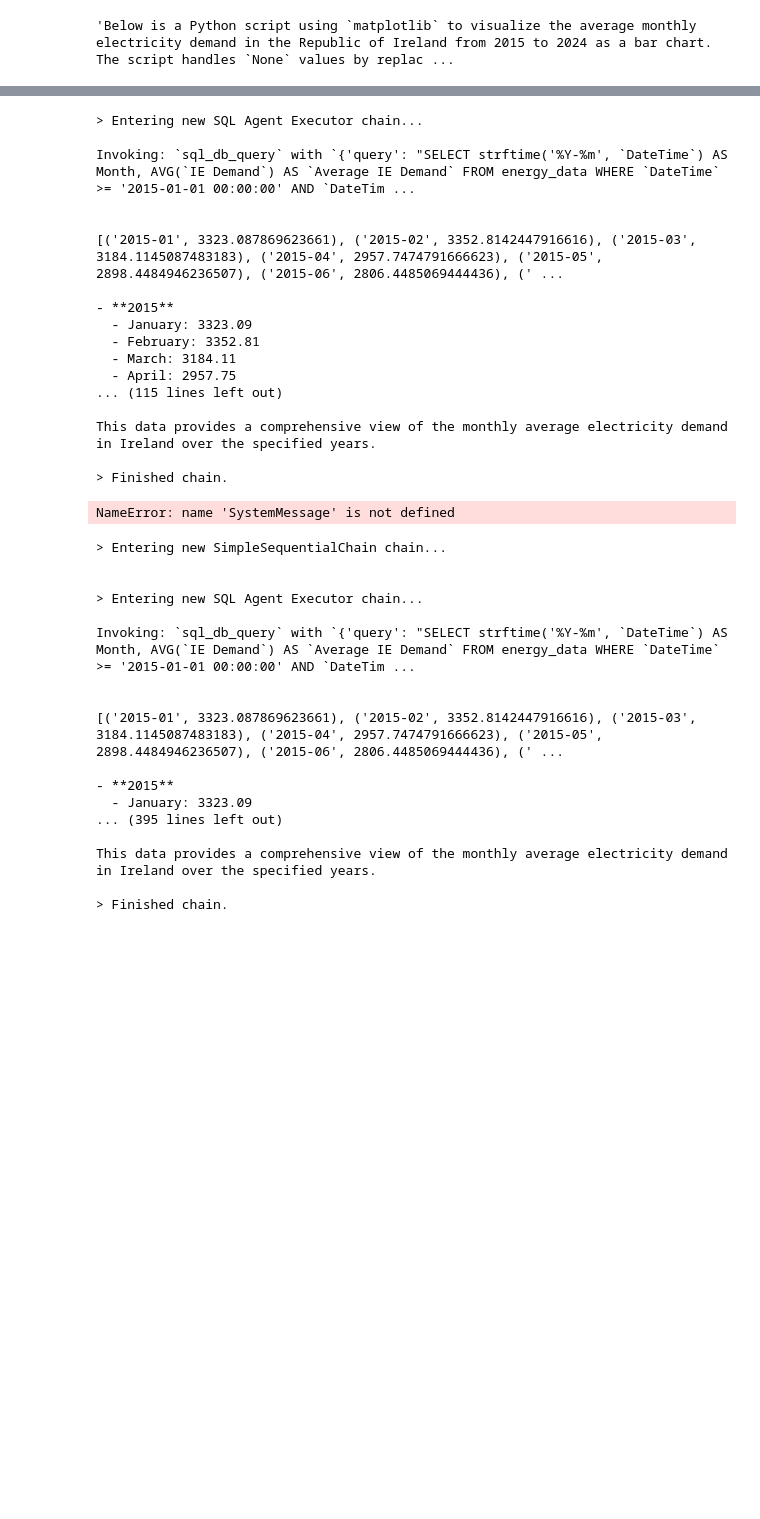
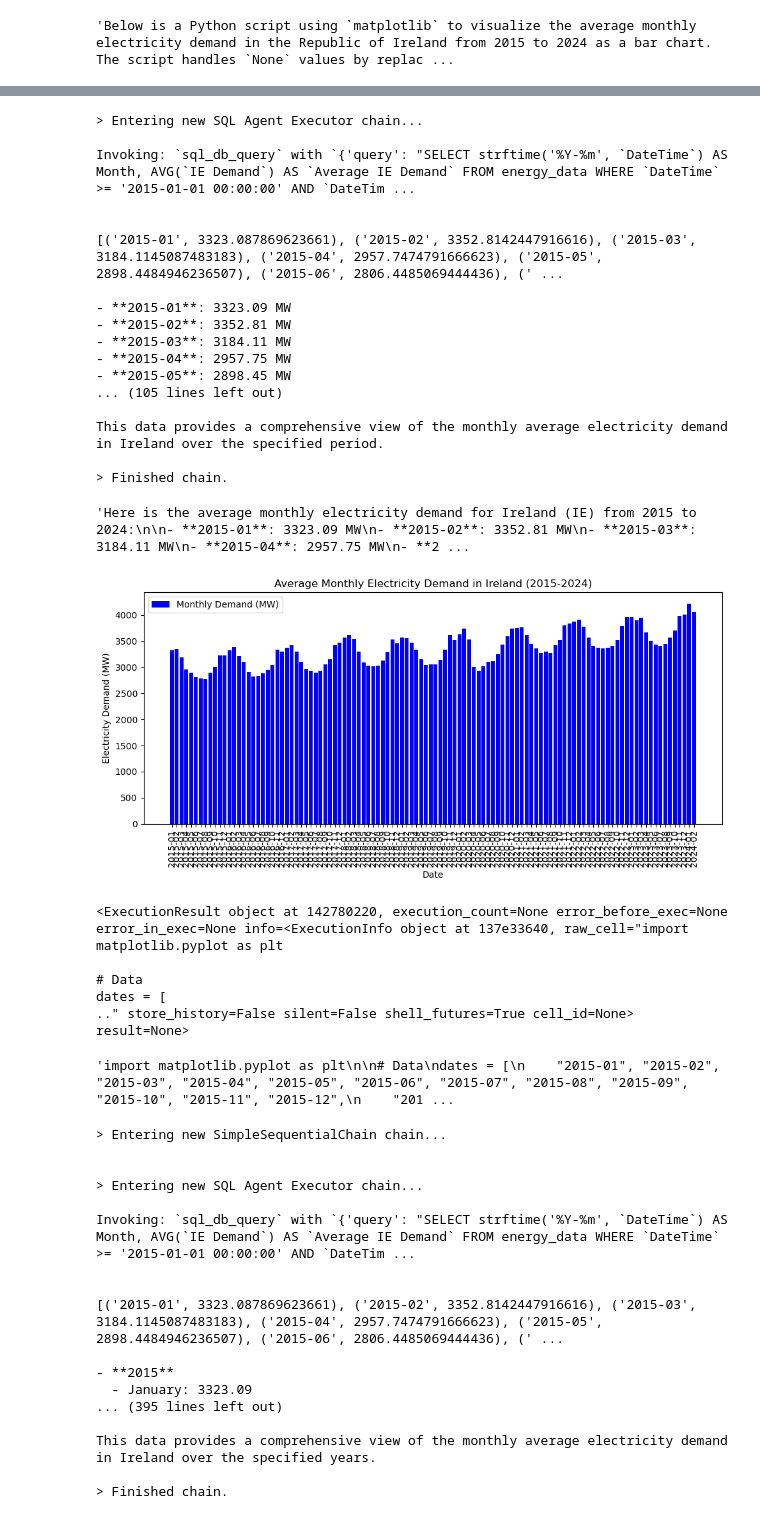
Before and after one commit to SaM-92/DataInsightChatbot, a Jupyter notebook: test_functions.ipynb, the cells around one changed output, grey strips where cells are left out. Cells and saved outputs as stored; diff of their text form; code cells hidden in the pictures; blank space fills up the shorter version.

```diff
--- a/test_functions.ipynb
+++ b/test_functions.ipynb
@@ -385,25 +436,6 @@ def init_llm() -> ChatOpenAI:
     # return ChatOpenAI(model="gpt-3.5-turbo", temperature=0)
     return ChatOpenAI(model="gpt-4-turbo", temperature=0)
 
-def run_sequential_chain(chain_sql: LLMChain, chain_response_plot: LLMChain, initial_input: str) -> tuple:
-    """
-    Runs the SQL and plot-response chains sequentially and returns both intermediate and final results.
-
-    Args:
-        chain_sql (LLMChain): The first chain to execute (SQL).
-        chain_response_plot (LLMChain): The second chain to execute (plotting).
-        initial_input (str): The input to start the SQL chain.
-
-    Returns:
-        tuple: A tuple containing both the output of the SQL chain and the final output of the plot-response chain.
-    """
-    # Run the SQL chain first
-    sql_output = chain_sql.run(initial_input)
-
-    # Use the output from the SQL chain as input for the plot-response chain
-    final_output = chain_response_plot.run(sql_output)
-
-    return sql_output, final_output
 
 def agent_plot_and_response_v2(user_query: str, plot_data: str) -> LLMChain:
     """
@@ -475,17 +507,40 @@ Invoking: `sql_db_query` with `{'query': "SELECT strftime('%Y-%m', `DateTime`) A
 
 [('2015-01', 3323.087869623661), ('2015-02', 3352.8142447916616), ('2015-03', 3184.1145087483183), ('2015-04', 2957.7474791666623), ('2015-05', 2898.4484946236507), ('2015-06', 2806.4485069444436), (' ...
 
-- **2015**
-  - January: 3323.09
-  - February: 3352.81
-  - March: 3184.11
-  - April: 2957.75
-... (115 lines left out)
+- **2015-01**: 3323.09 MW
+- **2015-02**: 3352.81 MW
+- **2015-03**: 3184.11 MW
+- **2015-04**: 2957.75 MW
+- **2015-05**: 2898.45 MW
+... (105 lines left out)
 
-This data provides a comprehensive view of the monthly average electricity demand in Ireland over the specified years.
+This data provides a comprehensive view of the monthly average electricity demand in Ireland over the specified period.
 
 > Finished chain.
-NameError: name 'SystemMessage' is not defined
+# %%
+sql_output
+# %% [output]
+'Here is the average monthly electricity demand for Ireland (IE) from 2015 to 2024:\n\n- **2015-01**: 3323.09 MW\n- **2015-02**: 3352.81 MW\n- **2015-03**: 3184.11 MW\n- **2015-04**: 2957.75 MW\n- **2 ...
+# %%
+from IPython.core.interactiveshell import InteractiveShell
+%matplotlib inline
+
+# Create an InteractiveShell instance
+shell = InteractiveShell.instance()
+
+# Execute the generated code
+shell.run_cell(chain_response_plot)
+# %% [output]
+[figure, added]
+<ExecutionResult object at 142780220, execution_count=None error_before_exec=None error_in_exec=None info=<ExecutionInfo object at 137e33640, raw_cell="import matplotlib.pyplot as plt
+
+# Data
+dates = [
+.." store_history=False silent=False shell_futures=True cell_id=None> result=None>
+# %%
+chain_response_plot
+# %% [output]
+'import matplotlib.pyplot as plt\n\n# Data\ndates = [\n    "2015-01", "2015-02", "2015-03", "2015-04", "2015-05", "2015-06", "2015-07", "2015-08", "2015-09", "2015-10", "2015-11", "2015-12",\n    "201 ...
 # %%
 from subs.agent import configure_sequential_chain
 from subs.agent import sql_agent
```
Also changed, not shown: parts of 4 cells of this notebook, 2 other files.
